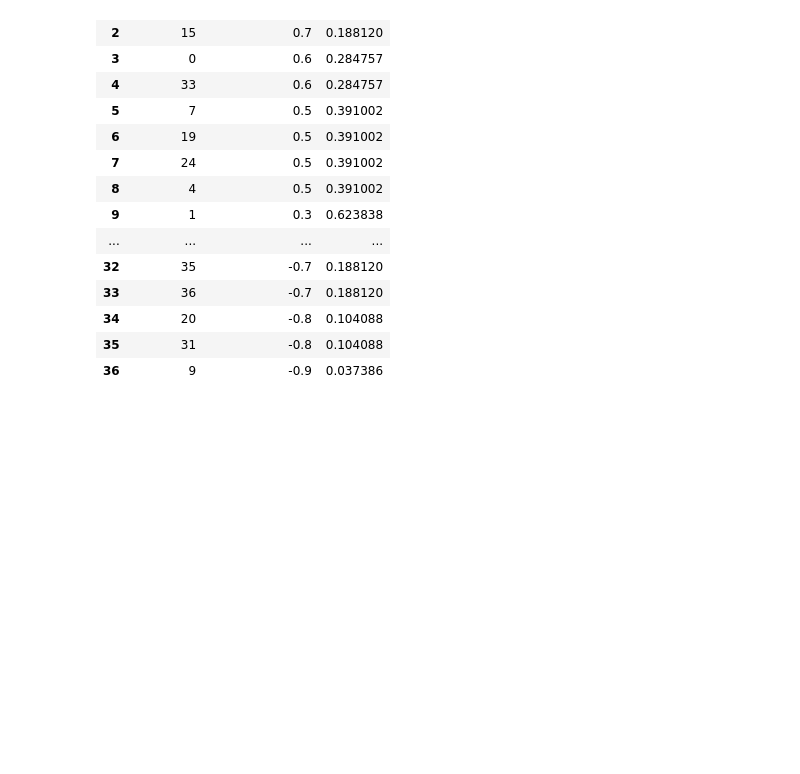
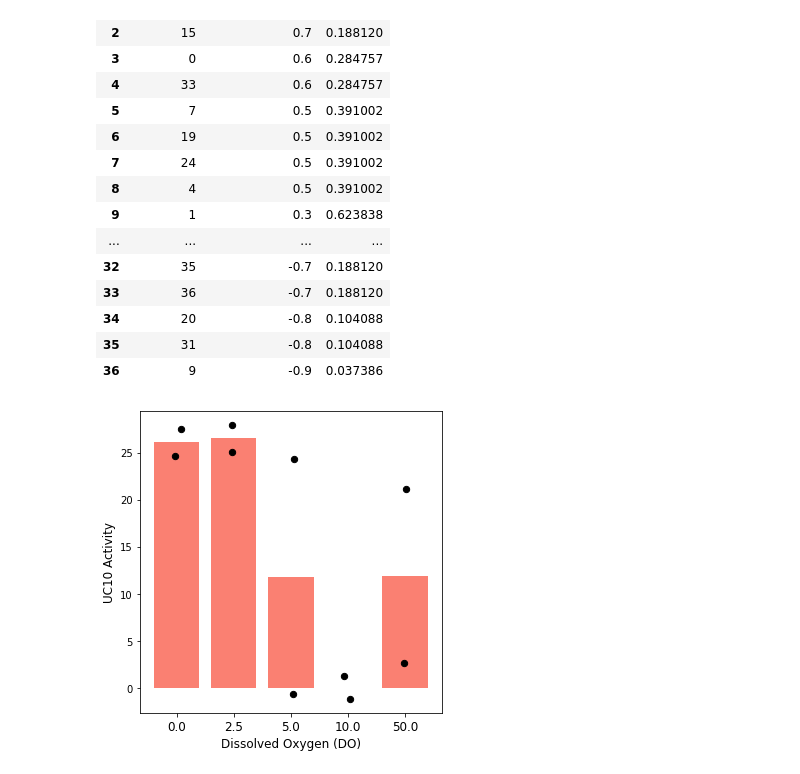
Before and after one commit to SBRG/yarrowia_lipolytica_ICA, a Jupyter notebook: imod_analysis/fig4_dissolved_o2.ipynb, the cells around one changed output. Cells and saved outputs as stored; diff of their text form; code cells hidden in the pictures; blank space fills up the shorter version.

```diff
--- a/imod_analysis/fig4_dissolved_o2.ipynb
+++ b/imod_analysis/fig4_dissolved_o2.ipynb
@@ -248,3 +309,8 @@ do_corr_df
+# %%
+imod = 13
+plot_grouped_bar_with_points(df_merged, imod,ica_data.imodulon_table.loc[imod]['iModulon Name']+' Activity')
+# %% [output]
+[figure, added]
 # %%
 low = [22,34,9,31,20]
 mid = [19,13,35]
```
Also changed, not shown: parts of 1 cell of this notebook, 31 other files.
